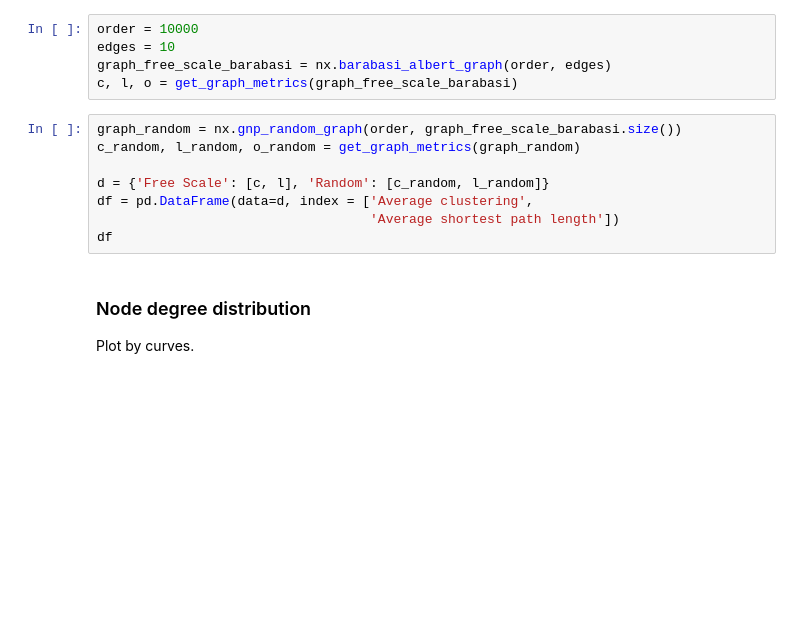
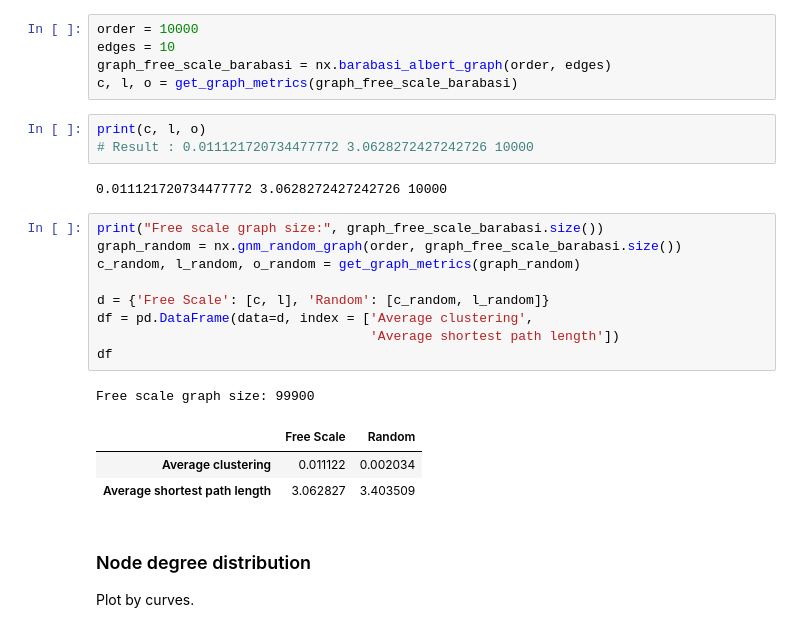
Before and after one commit to nandoide/misc_work, a Jupyter notebook: Desktop/uni/CRRTT/exercise3.ipynb, the cells around one changed output. Cells and saved outputs as stored; diff of their text form; blank space fills up the shorter version.

```diff
--- a/Desktop/uni/CRRTT/exercise3.ipynb
+++ b/Desktop/uni/CRRTT/exercise3.ipynb
@@ -48,14 +48,25 @@ order = 10000
 edges = 10
 graph_free_scale_barabasi = nx.barabasi_albert_graph(order, edges)
 c, l, o = get_graph_metrics(graph_free_scale_barabasi)
+# %%
+print(c, l, o)
+# Result : 0.011121720734477772 3.0628272427242726 10000
+# %% [output]
+0.011121720734477772 3.0628272427242726 10000
 # %%
-graph_random = nx.gnp_random_graph(order, graph_free_scale_barabasi.size())
+print("Free scale graph size:", graph_free_scale_barabasi.size())
+graph_random = nx.gnm_random_graph(order, graph_free_scale_barabasi.size())
 c_random, l_random, o_random = get_graph_metrics(graph_random)
 
 d = {'Free Scale': [c, l], 'Random': [c_random, l_random]}
 df = pd.DataFrame(data=d, index = ['Average clustering',
                                    'Average shortest path length'])
 df
+# %% [output]
+Free scale graph size: 99900
+|  | Free Scale | Random |
+| Average clustering | 0.011122 | 0.002034 |
+| Average shortest path length | 3.062827 | 3.403509 |
 # %% [markdown]
 ### Node degree distribution
 
```
Also changed, not shown: parts of 2 cells of this notebook.
